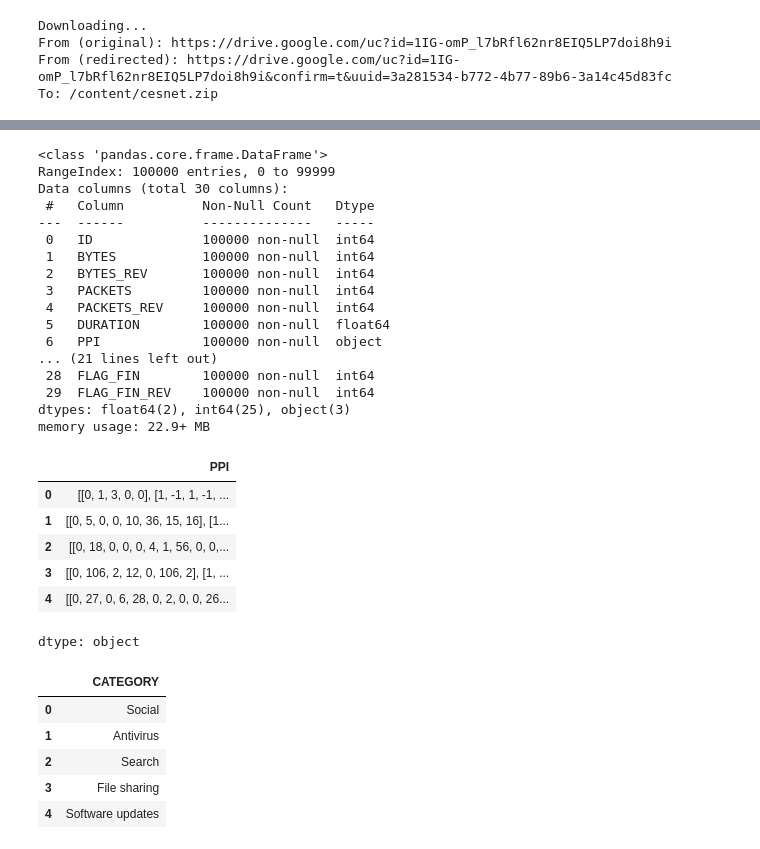
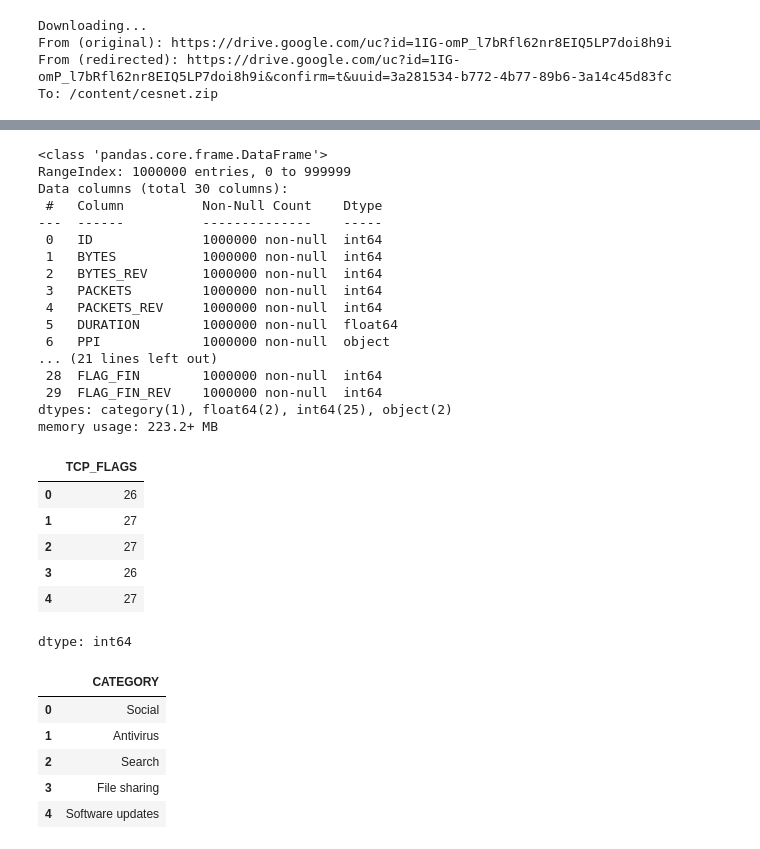
Before and after one commit to MinyaevAndrey/cesnet-tcexamples, a Jupyter notebook: notebooks/example_evaluation.ipynb, the cells around one changed output, grey strips where cells are left out. Saved outputs shown, nothing was run; the diff lists cells and outputs as text; code cells hidden in the pictures.

```diff
--- a/notebooks/example_evaluation.ipynb
+++ b/notebooks/example_evaluation.ipynb
@@ -1115,5 +1115,5 @@ From (redirected): https://drive.google.com/uc?id=1IG-omP_l7bRfl62nr8EIQ5LP7doi8
 To: /content/cesnet.zip
 # %%
 import pandas as pd
-df = pd.read_csv('/content/cesnet/(cesnet-tls22)-(W-2021-40)-(6_Sat)-flows-20211009.csv.gz', nrows=100_000)
-df.head(3)
+df = pd.read_csv('/content/cesnet/(cesnet-tls22)-(W-2021-40)-(6_Sat)-flows-20211009.csv.gz', nrows=1_000_000)
+df["APP"] = df["APP"].astype("category")
@@ -1127,32 +1121,32 @@ df.head(3)
 df.info()
 # %% [output]
 <class 'pandas.core.frame.DataFrame'>
-RangeIndex: 100000 entries, 0 to 99999
+RangeIndex: 1000000 entries, 0 to 999999
 Data columns (total 30 columns):
- #   Column          Non-Null Count   Dtype
----  ------          --------------   -----
- 0   ID              100000 non-null  int64
- 1   BYTES           100000 non-null  int64
- 2   BYTES_REV       100000 non-null  int64
- 3   PACKETS         100000 non-null  int64
- 4   PACKETS_REV     100000 non-null  int64
- 5   DURATION        100000 non-null  float64
- 6   PPI             100000 non-null  object
+ #   Column          Non-Null Count    Dtype
+---  ------          --------------    -----
+ 0   ID              1000000 non-null  int64
+ 1   BYTES           1000000 non-null  int64
+ 2   BYTES_REV       1000000 non-null  int64
+ 3   PACKETS         1000000 non-null  int64
+ 4   PACKETS_REV     1000000 non-null  int64
+ 5   DURATION        1000000 non-null  float64
+ 6   PPI             1000000 non-null  object
 ... (21 lines left out)
- 28  FLAG_FIN        100000 non-null  int64
- 29  FLAG_FIN_REV    100000 non-null  int64
-dtypes: float64(2), int64(25), object(3)
-memory usage: 22.9+ MB
+ 28  FLAG_FIN        1000000 non-null  int64
+ 29  FLAG_FIN_REV    1000000 non-null  int64
+dtypes: category(1), float64(2), int64(25), object(2)
+memory usage: 223.2+ MB
 # %%
-df.PPI[:5]
+df.TCP_FLAGS[:5]
 # %% [output]
-|  | PPI |
-| 0 | [[0, 1, 3, 0, 0], [1, -1, 1, -1, ... |
-| 1 | [[0, 5, 0, 0, 10, 36, 15, 16], [1... |
-| 2 | [[0, 18, 0, 0, 0, 4, 1, 56, 0, 0,... |
-| 3 | [[0, 106, 2, 12, 0, 106, 2], [1, ... |
-| 4 | [[0, 27, 0, 6, 28, 0, 2, 0, 0, 26... |
+|  | TCP_FLAGS |
+| 0 | 26 |
+| 1 | 27 |
+| 2 | 27 |
+| 3 | 26 |
+| 4 | 27 |
-dtype: object
+dtype: int64
 # %%
 df.CATEGORY[:5]
 # %% [output]
```
Also changed, not shown: parts of 6 cells of this notebook.
